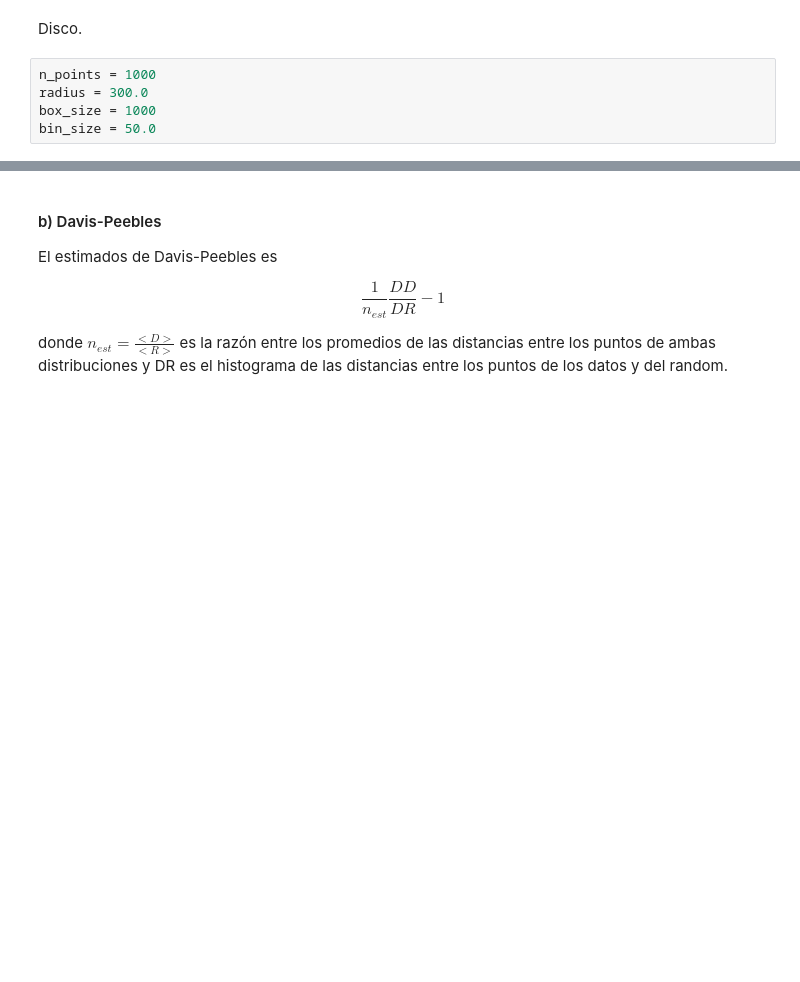
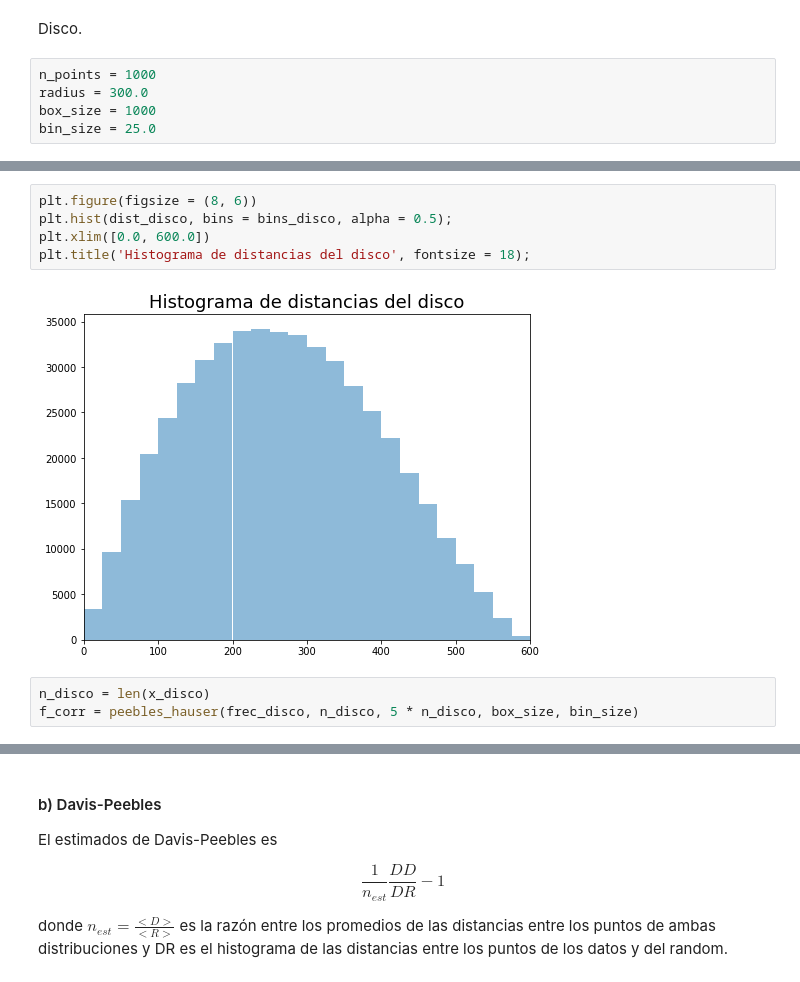
Before and after one commit to CosmoStats/cosmostats2018-Pagutri, a Jupyter notebook: 2daParte/Ejercicio2/parte3.ipynb, the cells around one changed output, grey strips where cells are left out. Drawn from its saved outputs; the diff is of its cells as text; blank space fills up the shorter version.

```diff
--- a/2daParte/Ejercicio2/parte3.ipynb
+++ b/2daParte/Ejercicio2/parte3.ipynb
@@ -70,7 +64,7 @@ Disco.
 n_points = 1000
 radius = 300.0
 box_size = 1000
-bin_size = 50.0
+bin_size = 25.0
 # %%
 x_disco, y_disco = distros.unif_disc_dist(n_points, radius, box_size / 2.0, box_size / 2.0)
 dist_disco, hist_disco = distros.save_hist(x_disco, y_disco, box_size, bin_size)
@@ -83,0 +74,10 @@ Misma historia. $10^8$ distancias. Creo que voy a tener que paralelizar o buscar
+# %%
+plt.figure(figsize = (8, 6))
+plt.hist(dist_disco, bins = bins_disco, alpha = 0.5);
+plt.xlim([0.0, 600.0])
+plt.title('Histograma de distancias del disco', fontsize = 18);
+# %% [output]
+[figure, added]
+# %%
+n_disco = len(x_disco)
+f_corr = peebles_hauser(frec_disco, n_disco, 5 * n_disco, box_size, bin_size)
```
Also changed, not shown: parts of 13 cells of this notebook, 1 other file.
